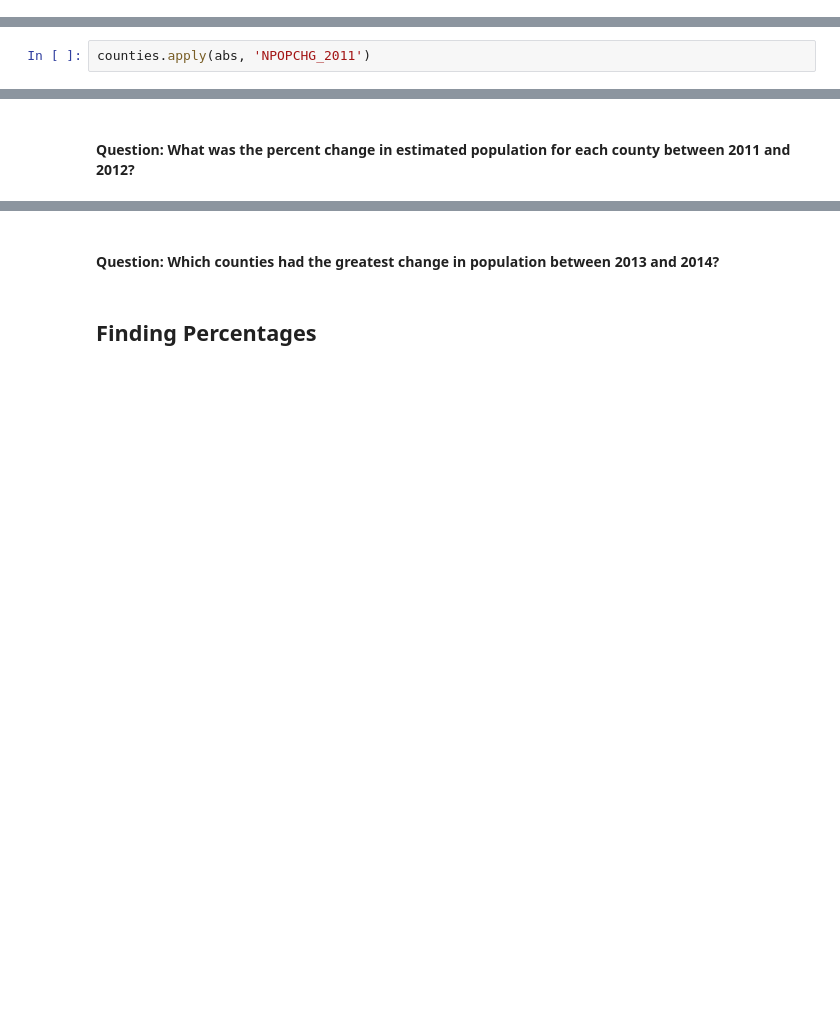
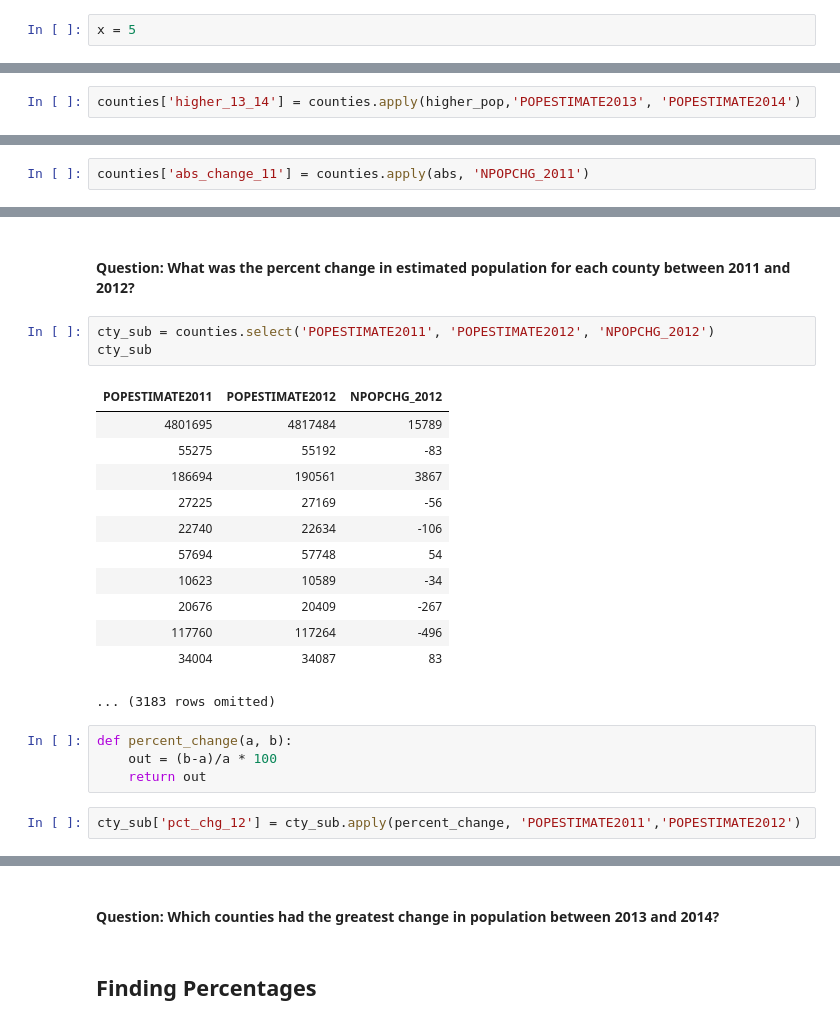
Before and after one commit to kimbrianj/bsos233-sp20, a Jupyter notebook: lectures/03-01-Functions.ipynb, the cells around one changed output, grey strips where cells are left out. Cells and saved outputs as stored; diff of their text form; blank space fills up the shorter version.

```diff
--- a/lectures/03-01-Functions.ipynb
+++ b/lectures/03-01-Functions.ipynb
@@ -25,3 +53,5 @@ double(2)
+# %%
+x = 5
 # %%
 def area_of_rectangle(s1, s2):
     '''
@@ -46,0 +145,2 @@ counties.apply(higher_pop,'POPESTIMATE2013', 'POPESTIMATE2014')
+# %%
+counties['higher_13_14'] = counties.apply(higher_pop,'POPESTIMATE2013', 'POPESTIMATE2014')
@@ -49,2 +180,2 @@ counties.apply(higher_pop,'POPESTIMATE2013', 'POPESTIMATE2014')
 # %%
-counties.apply(abs, 'NPOPCHG_2011')
+counties['abs_change_11'] = counties.apply(abs, 'NPOPCHG_2011')
@@ -51,2 +197,24 @@ counties.apply(abs, 'NPOPCHG_2011')
 # %% [markdown]
 #### Question: What was the percent change in estimated population for each county between 2011 and 2012?
+# %%
+cty_sub = counties.select('POPESTIMATE2011', 'POPESTIMATE2012', 'NPOPCHG_2012')
+cty_sub
+# %% [output]
+| POPESTIMATE2011 | POPESTIMATE2012 | NPOPCHG_2012 |
+| 4801695 | 4817484 | 15789 |
+| 55275 | 55192 | -83 |
+| 186694 | 190561 | 3867 |
+| 27225 | 27169 | -56 |
+| 22740 | 22634 | -106 |
+| 57694 | 57748 | 54 |
+| 10623 | 10589 | -34 |
+| 20676 | 20409 | -267 |
+| 117760 | 117264 | -496 |
+| 34004 | 34087 | 83 |
+... (3183 rows omitted)
+# %%
+def percent_change(a, b):
+    out = (b-a)/a * 100
+    return out
+# %%
+cty_sub['pct_chg_12'] = cty_sub.apply(percent_change, 'POPESTIMATE2011','POPESTIMATE2012')
```
Also changed, not shown: parts of 36 cells of this notebook, 1 other file.
